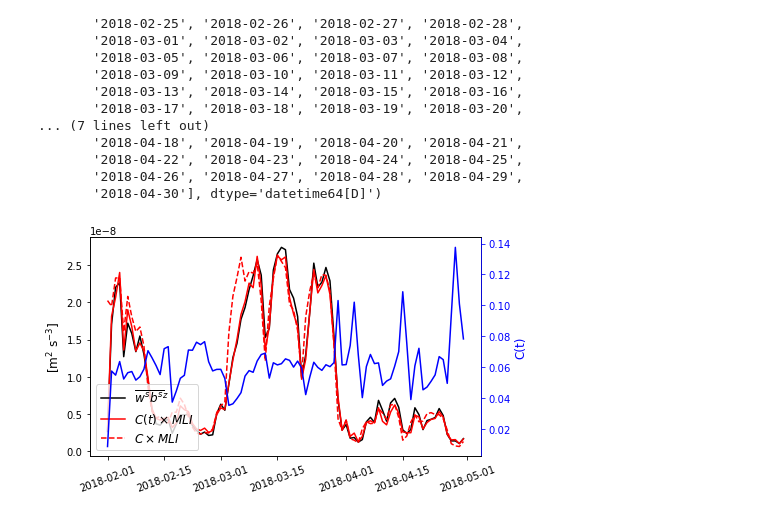
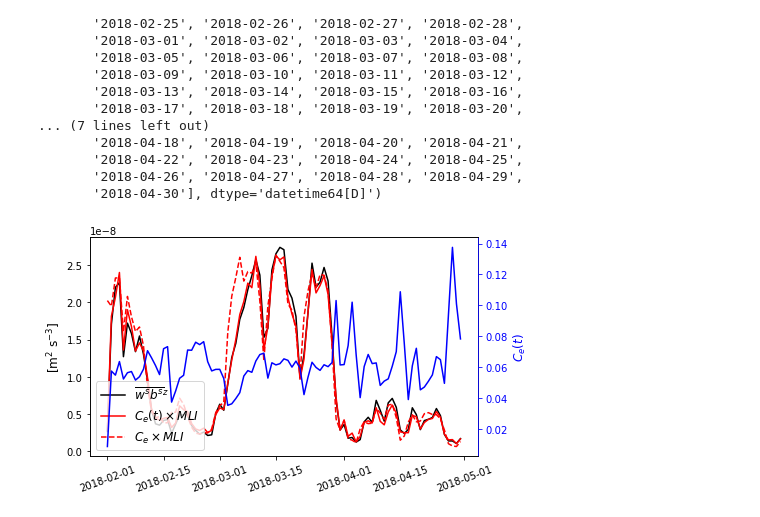
Before and after one commit to pangeo-data/swot_adac_ogcms, a Jupyter notebook: MLI-FIOCOM32.ipynb, the cells around one changed output. Saved outputs shown, nothing was run; the diff lists cells and outputs as text; code cells hidden in the pictures.

```diff
--- a/MLI-FIOCOM32.ipynb
+++ b/MLI-FIOCOM32.ipynb
@@ -438,24 +439,24 @@ array(['2018-02-01', '2018-02-02', '2018-02-03', '2018-02-04',
 # %%
 fig, ax = plt.subplots(figsize=(7,4))
 fig.set_tight_layout(True)
 ax2 = ax.twinx()
 
 ax.plot(time, wpbp_coar.median(['yu_ocean','xu_ocean'],skipna=True), c='k', label=r"$\overline{w^sb^s}^z$")
-ax.plot(time, aMLI.median(['yu_ocean','xu_ocean'],skipna=True), c='r', label=r'$C(t) \times MLI$')
-ax.plot(time, (alpha.mean('time')*MLI).median(['yu_ocean','xu_ocean'],skipna=True), c='r', ls='--', label=r'$C \times MLI$')
+ax.plot(time, aMLI.median(['yu_ocean','xu_ocean'],skipna=True), c='r', label=r'$C_e(t) \times MLI$')
+ax.plot(time, (alpha.mean('time')*MLI).median(['yu_ocean','xu_ocean'],skipna=True), c='r', ls='--', label=r'$C_e \times MLI$')
 
 ax2.plot(time, alpha, c='b')
 
 ax.set_ylabel(r"[m$^2$ s$^{-3}$]", fontsize=12)
 ax.set_xticks(['2018-02-01','2018-02-15','2018-03-01','2018-03-15','2018-04-01','2018-04-15','2018-05-01'])
 ax.set_xticklabels(labels=['2018-02-01','2018-02-15','2018-03-01','2018-03-15','2018-04-01','2018-04-15','2018-05-01'],
                    rotation=20)
-ax2.set_ylabel(r"C(t)", fontsize=12, c='b')
+ax2.set_ylabel(r"$C_e(t)$", fontsize=12, c='b')
 ax2.spines['right'].set_color('b')
 ax2.tick_params(axis='y', colors='b')
 
 ax.legend(loc='lower left', fontsize=12)
 plt.savefig('/home/jovyan/Figures/FIOCOM32-wb-timeseries_01.pdf')
 # %% [output]
-[figure, old version]
+[figure, new version]
 # %%
```
Also changed, not shown: parts of 11 cells of this notebook, 6 other files.
